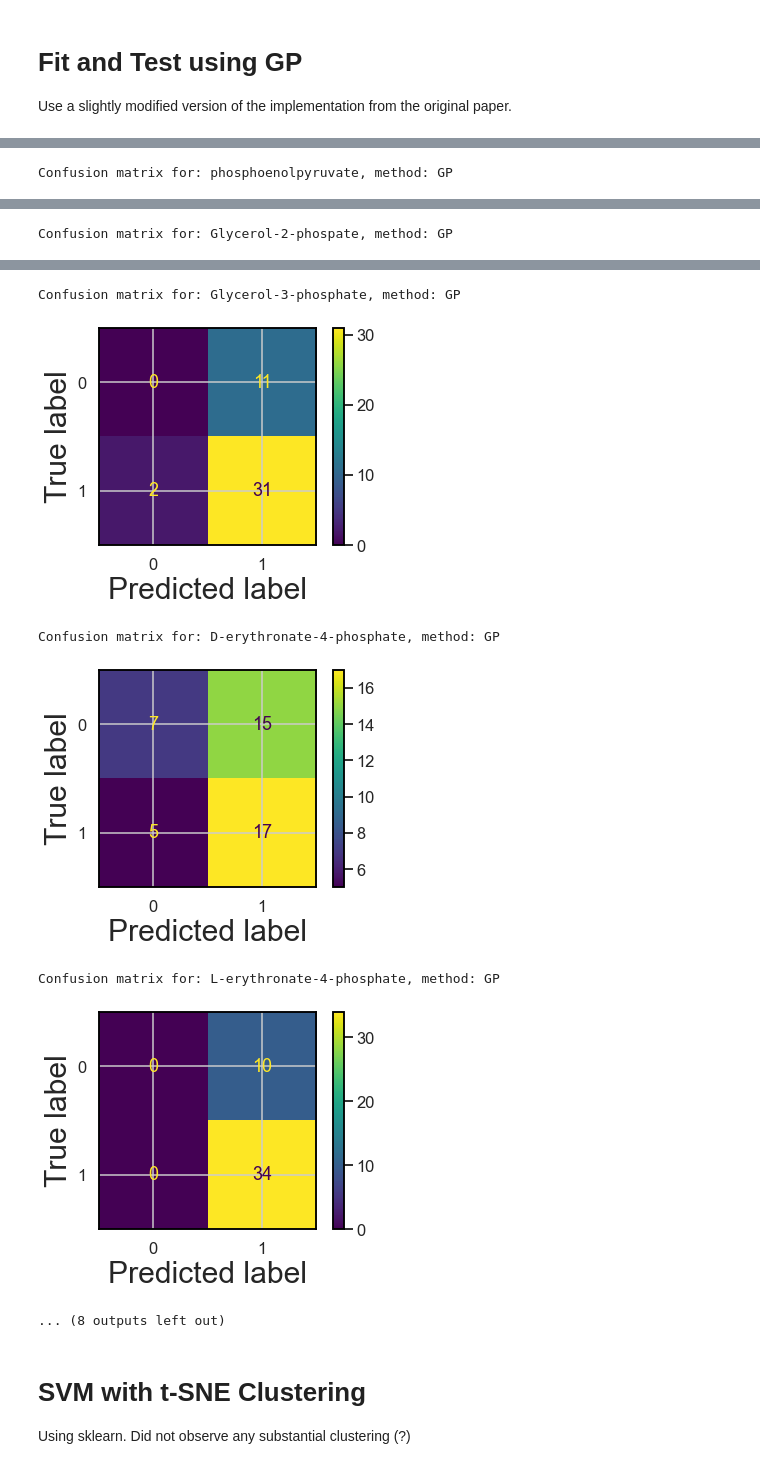
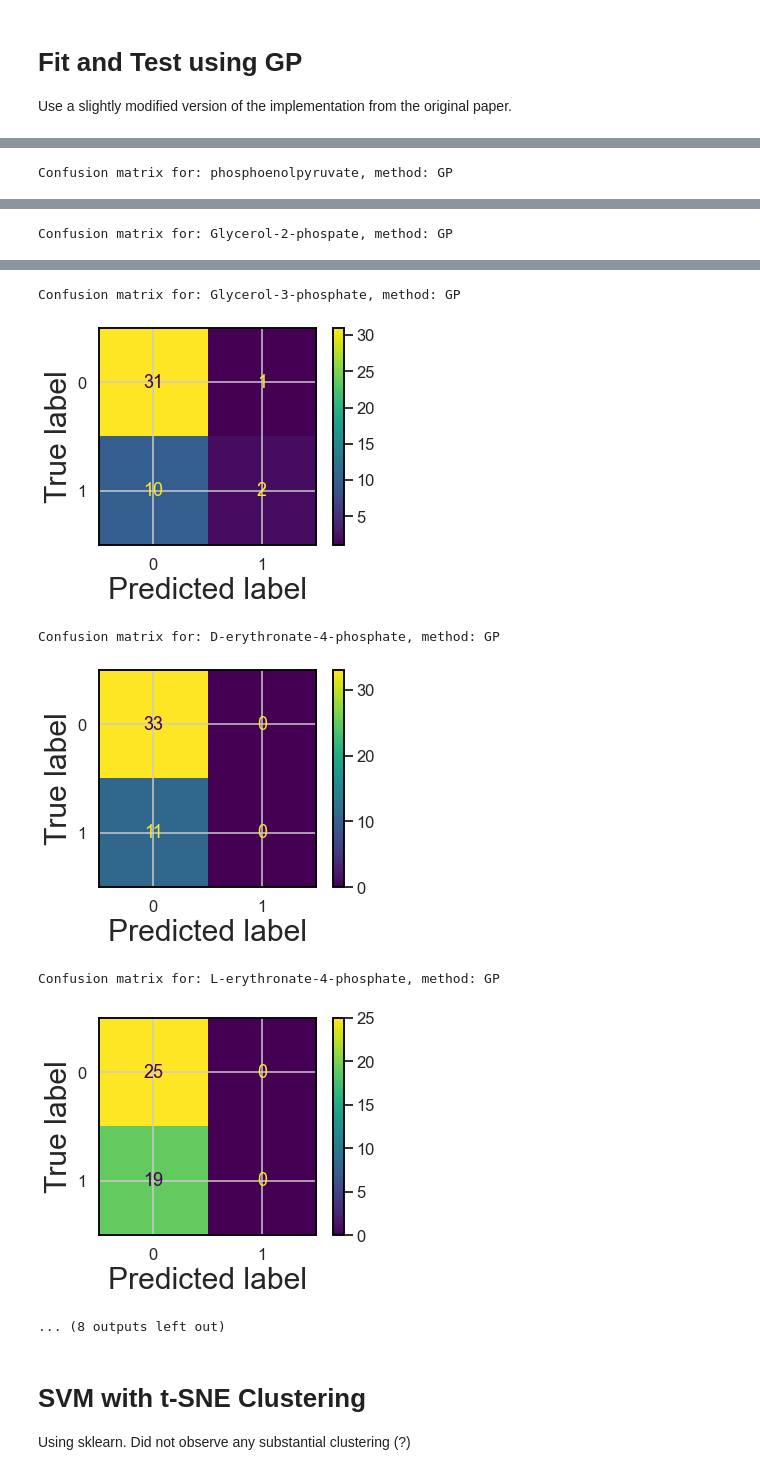
Before and after one commit to gaojunxuan/phosphatase_baseline_classifier, a Jupyter notebook: classification/code/phosphatase_classification.ipynb, the cells around one changed output, grey strips where cells are left out. Cells and saved outputs as stored; diff of their text form; code cells hidden in the pictures.

```diff
--- a/classification/code/phosphatase_classification.ipynb
+++ b/classification/code/phosphatase_classification.ipynb
@@ -162,6 +137,7 @@ def svm_train_test(metabolite_name, threshold=0):
 # %%
-for metabolite in list(metabolite_dict.values())[:5]:
-    svm_train_test(metabolite)
+for i, metabolite in enumerate(list(metabolite_dict.values())[:5]):
+    med = activations.transpose()[i].median()
+    svm_train_test(metabolite, threshold=med)
     print()
 # %% [output]
 Optimal hyperparameter for: Blank, method: SVM, tuned using: RandomizedSearchCV
@@ -196,25 +172,7 @@ import matplotlib.pyplot as plt
 import seaborn as sn
 
 def gp_train_test(metabolite_name, threshold=0):
-    df = process_data(activations, threshold=threshold, transpose=True, renaming=renaming_dict)
-    xs, ys = select_X_and_Y(df, EFIs, metabolite_name)
-
-    max_len = len(max(Protein_seq_dict.values(), key=len))
-    fillchar = '-' # This is whats used in the GP-UCB paper
-    Padded_dict = {}
-    OH_dict = {}
-    for ID in EFIs:
-        Padded_dict[ID] = Protein_seq_dict[int(ID)].upper().ljust(max_len, fillchar)
-        OH_dict[ID] = encoding_tools.one_hot_seq(seq_input=Padded_dict[ID])
-
-    mapped_xs = xs.map(OH_dict)
-    for i, x in enumerate(mapped_xs):
-        mapped_xs[i] = x.reshape(len(x)*21)
-
-    X = list(mapped_xs)
-    y = ys
-
-    X_train, X_test, y_train, y_test = train_test_split(X, y, test_size=0.2)
+    X_train, X_test, y_train, y_test = prepare_train_test(metabolite_name, threshold=threshold)
 
     k = gpkernel.MaternKernel('5/2')
     clf = gpmodel.GPClassifier(k)
@@ -237,6 +195,8 @@ def gp_train_test(metabolite_name, threshold=0):
     plt.show()
 # %%
 for metabolite in list(metabolite_dict.values())[:10]:
-    gp_train_test(metabolite)
+    mean = activations.transpose()[i].mean()
+    gp_train_test(metabolite, threshold=mean)
+    print()
 # %% [output]
 Confusion matrix for: Blank, method: GP
@@ -248,9 +208,9 @@ Confusion matrix for: Glycerol-2-phospate, method: GP
 Confusion matrix for: Glycerol-3-phosphate, method: GP
-[figure, old version]
+[figure, new version]
 Confusion matrix for: D-erythronate-4-phosphate, method: GP
-[figure, old version]
+[figure, new version]
 Confusion matrix for: L-erythronate-4-phosphate, method: GP
-[figure, old version]
+[figure, new version]
 ... (8 outputs left out)
 # %% [markdown]
 # SVM with t-SNE Clustering
```
Also changed, not shown: parts of 10 cells of this notebook.
